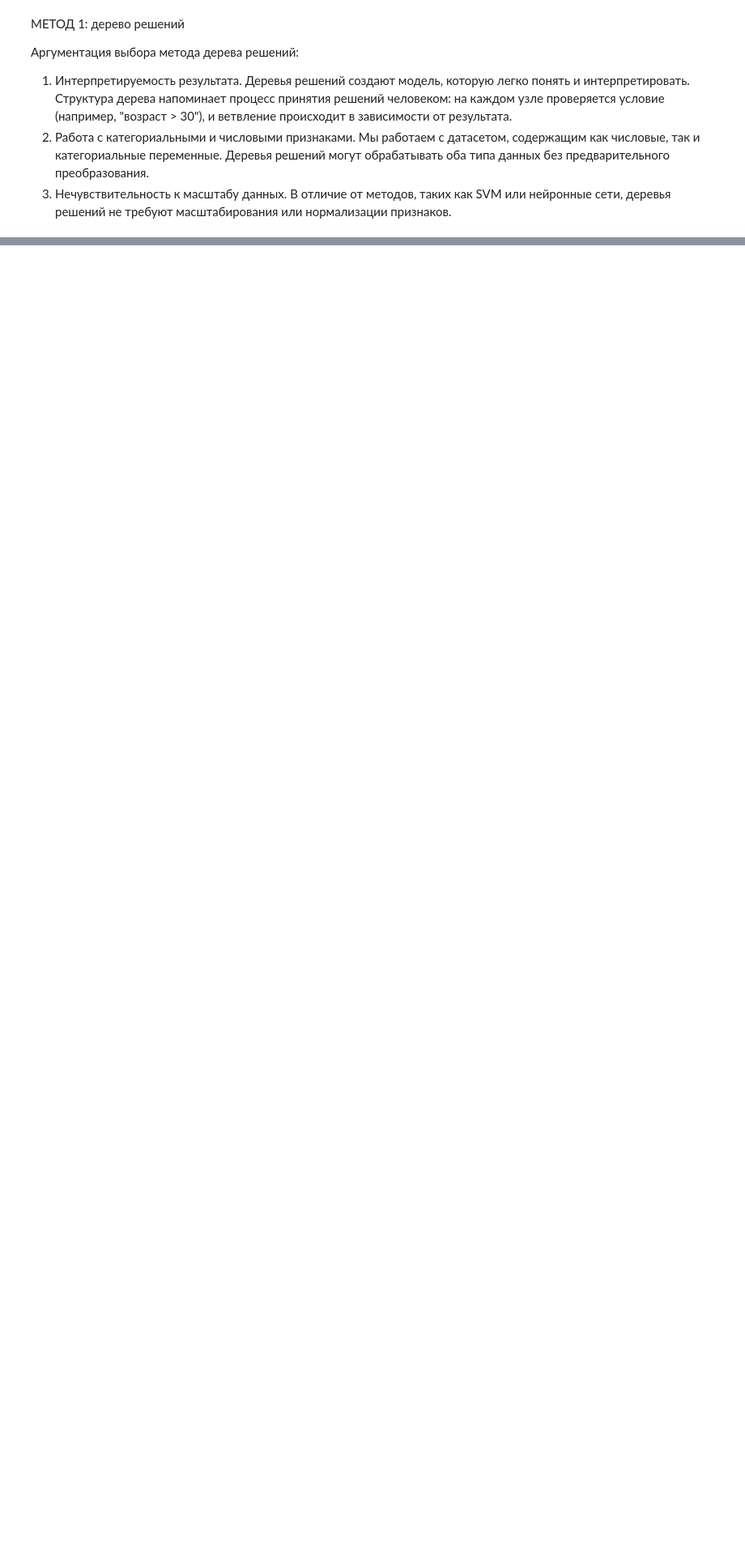
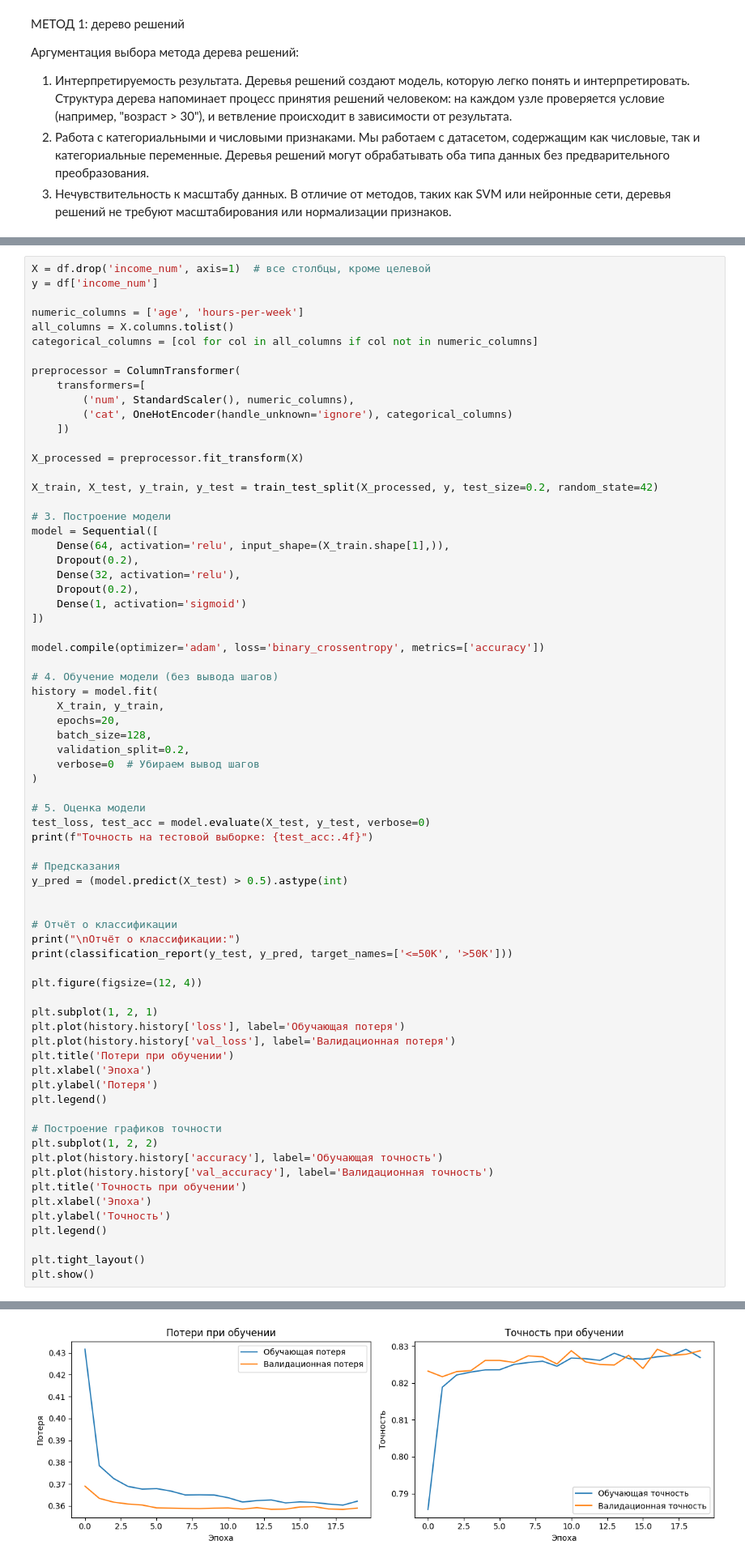
Before and after one commit to DaryaBorovinskaya/MAD_lab2, a Jupyter notebook: lab2.ipynb, the cells around one changed output, grey strips where cells are left out. Shown at 81% size. Saved outputs shown, nothing was run; the diff lists cells and outputs as text; blank space fills up the shorter version.

```diff
--- a/lab2.ipynb
+++ b/lab2.ipynb
@@ -291,0 +291,72 @@ plt.show()
+# %%
+X = df.drop('income_num', axis=1)  # все столбцы, кроме целевой
+y = df['income_num']
+
+numeric_columns = ['age', 'hours-per-week']
+all_columns = X.columns.tolist()
+categorical_columns = [col for col in all_columns if col not in numeric_columns]
+
+preprocessor = ColumnTransformer(
+    transformers=[
+        ('num', StandardScaler(), numeric_columns),
+        ('cat', OneHotEncoder(handle_unknown='ignore'), categorical_columns)
+    ])
+
+X_processed = preprocessor.fit_transform(X)
+
+X_train, X_test, y_train, y_test = train_test_split(X_processed, y, test_size=0.2, random_state=42)
+
+# 3. Построение модели
+model = Sequential([
+    Dense(64, activation='relu', input_shape=(X_train.shape[1],)),
+    Dropout(0.2),
+    Dense(32, activation='relu'),
+    Dropout(0.2),
+    Dense(1, activation='sigmoid')
+])
+
+model.compile(optimizer='adam', loss='binary_crossentropy', metrics=['accuracy'])
+
+# 4. Обучение модели (без вывода шагов)
+history = model.fit(
+    X_train, y_train,
+    epochs=20,
+    batch_size=128,
+    validation_split=0.2,
+    verbose=0  # Убираем вывод шагов
+)
+
+# 5. Оценка модели
+test_loss, test_acc = model.evaluate(X_test, y_test, verbose=0)
+print(f"Точность на тестовой выборке: {test_acc:.4f}")
+
+# Предсказания
+y_pred = (model.predict(X_test) > 0.5).astype(int)
+
+
+# Отчёт о классификации
+print("\nОтчёт о классификации:")
+print(classification_report(y_test, y_pred, target_names=['<=50K', '>50K']))
+
+plt.figure(figsize=(12, 4))
+
+plt.subplot(1, 2, 1)
+plt.plot(history.history['loss'], label='Обучающая потеря')
+plt.plot(history.history['val_loss'], label='Валидационная потеря')
+plt.title('Потери при обучении')
+plt.xlabel('Эпоха')
+plt.ylabel('Потеря')
+plt.legend()
+
+# Построение графиков точности
+plt.subplot(1, 2, 2)
+plt.plot(history.history['accuracy'], label='Обучающая точность')
+plt.plot(history.history['val_accuracy'], label='Валидационная точность')
+plt.title('Точность при обучении')
+plt.xlabel('Эпоха')
+plt.ylabel('Точность')
+plt.legend()
+
+plt.tight_layout()
+plt.show()
+# %% [output]
@@ -291,0 +375 @@ plt.show()
+[figure, added]
```
Also changed, not shown: parts of 7 cells of this notebook, 4 other files.
